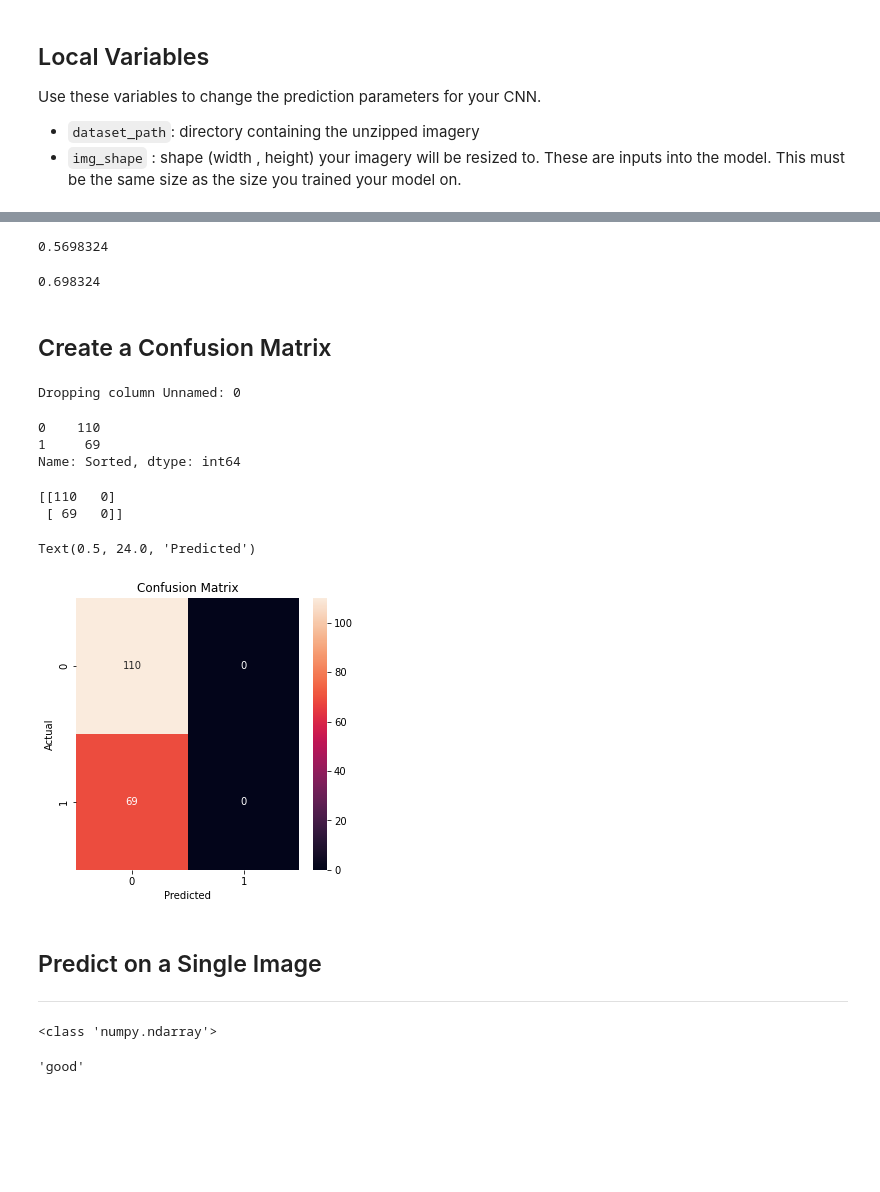
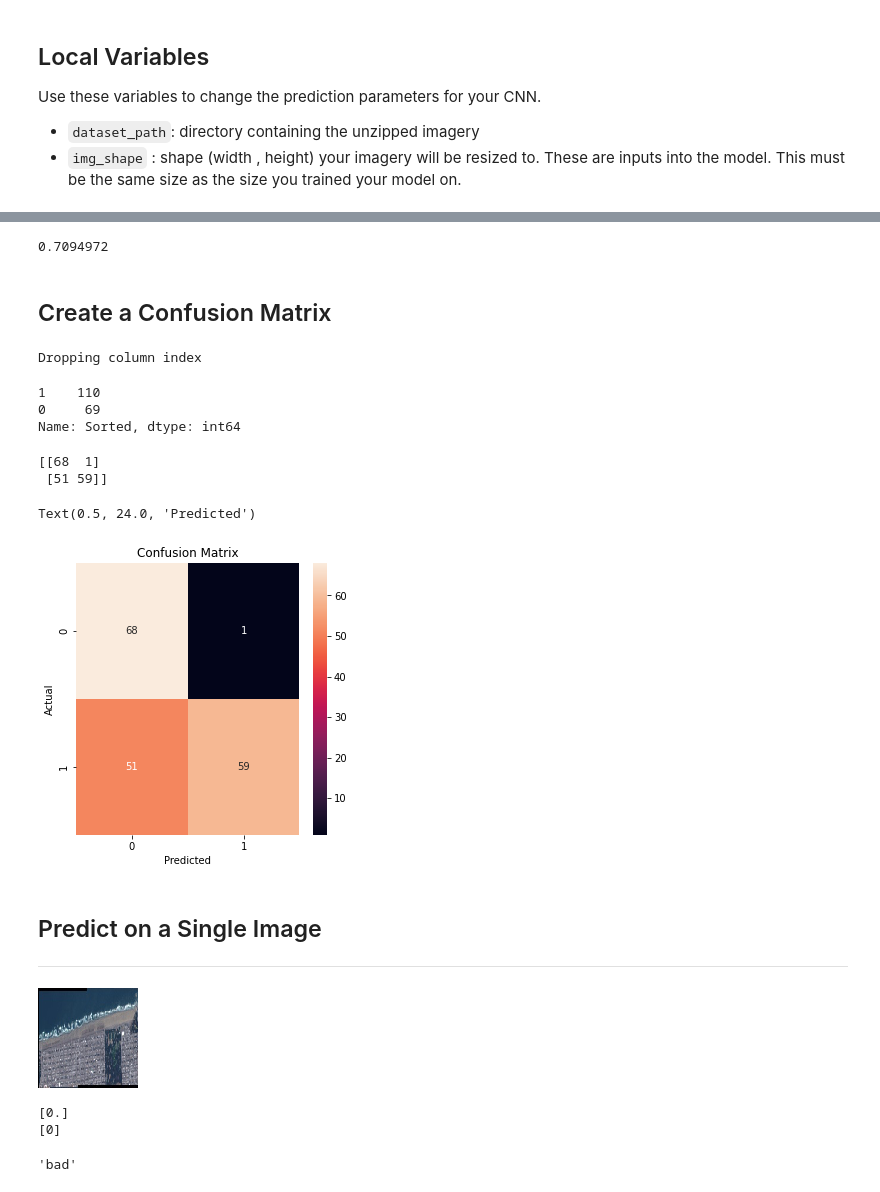
Before and after one commit to 2320sharon/Sniffer-Classifier, a Jupyter notebook: sniffer_classifier_predictor.ipynb, the cells around one changed output, grey strips where cells are left out. Drawn from its saved outputs; the diff is of its cells as text; code cells hidden in the pictures; blank space fills up the shorter version.

Commit message:
updated sniffer classifer predictor

```diff
--- a/sniffer_classifier_predictor.ipynb
+++ b/sniffer_classifier_predictor.ipynb
@@ -102,3 +102,8 @@ def get_predictions(data:np.array):
     """Returns a numpy array of the predicted labels"""
     predictions=model.predict(data)
     return predictions
+# %%
+df=read_labeled_df(csv_path)
+labels=df["Sorted"]
+labels=labels.astype('uint8')
+labels.value_counts()
@@ -170,58 +122,62 @@ prediction_labels=prediction_labels.astype('uint8')
 # %%
 m=BinaryAccuracy()
-m.update_state(prediction_labels,predictions)
+m.update_state(labels,predictions)
 print(m.result().numpy())
 # %% [output]
-0.5698324
+0.7094972
-# %%
-m=BinaryAccuracy()
-m.update_state(prediction_labels,predictions)
-print(m.result().numpy())
-# %% [output]
-0.698324
 # %% [markdown]
 ## Create a Confusion Matrix
 # %%
 # Read the correct labels from the dataframe
 df=read_labeled_df(csv_path)
 labels=df["Sorted"]
+labels=labels.astype('uint8')
+# Print the counts of each label (good:1)(bad:0)
+labels.value_counts()
 # %% [output]
-Dropping column Unnamed: 0
+Dropping column index
+1    110
+0     69
+Name: Sorted, dtype: int64
-# %%
-df['Sorted'].value_counts()
-# %% [output]
-0    110
-1     69
-Name: Sorted, dtype: int64
 # %%
-cm=confusion_matrix(labels,prediction_labels)
+threshold=0.5
+y_pred = (predictions > threshold).astype('float')
+cm=confusion_matrix(labels,y_pred)
 print(cm)
 plt.figure(figsize=(5,5))
 sns.heatmap(cm,annot=True,fmt='g')
 plt.title("Confusion Matrix")
 plt.ylabel("Actual")
 plt.xlabel("Predicted")
 # %% [output]
-[[110   0]
- [ 69   0]]
+[[68  1]
+ [51 59]]
 Text(0.5, 24.0, 'Predicted')
-[figure, old version]
+[figure, new version]
 # %% [markdown]
 ## Predict on a Single Image
 ---
 # %%
 image_path=r"C:\Users\Sharon\Downloads\ob-20220412T220737Z-001\ob"+os.sep+"2017-09-25-18-52-27_L8_rgbr.jpg"
+# image_path=r"C:\Users\Sharon\Downloads\duck-20220412T220723Z-001\duck\2015-06-23-15-40-23_L8_rgbr.jpg"
+
 img = keras.preprocessing.image.load_img(
     image_path, target_size=(100,100))
 img_array = keras.preprocessing.image.img_to_array(img)
 img_array = tf.expand_dims(img_array, 0)  # Create batch axis
-np.array(img_array)
+img
 # %% [output]
-<class 'numpy.ndarray'>
+[figure, added]
 # %%
-prediction=model.predict(np.array(img_array) )
-reverse_mapping={0:"good",1:"bad"}
-label=reverse_mapping[prediction.flatten().argmax(axis=0)]
+prediction=model.predict(np.array(img_array)).flatten()
+print(prediction)
+threshold=0.5
+y_pred = (prediction > threshold).astype('uint8')
+print(y_pred)
+reverse_mapping={0:"bad",1:"good"}
+label=reverse_mapping[y_pred[0]]
 label
 # %% [output]
-'good'
+[0.]
+[0]
+'bad'
```
Also changed, not shown: parts of 15 cells of this notebook.
